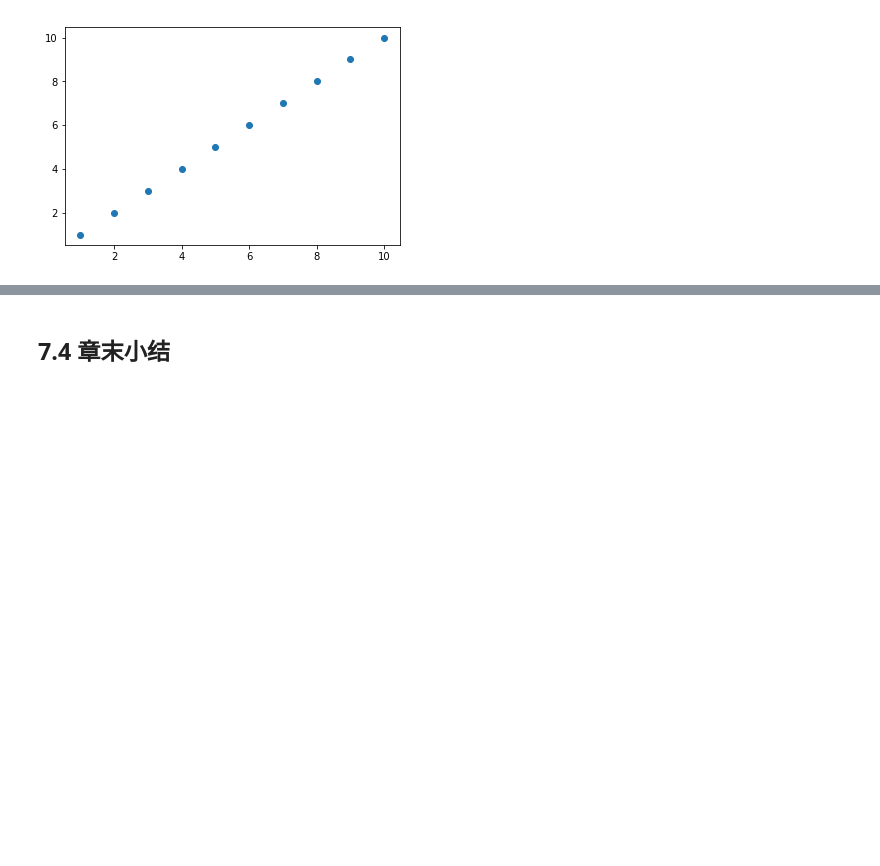
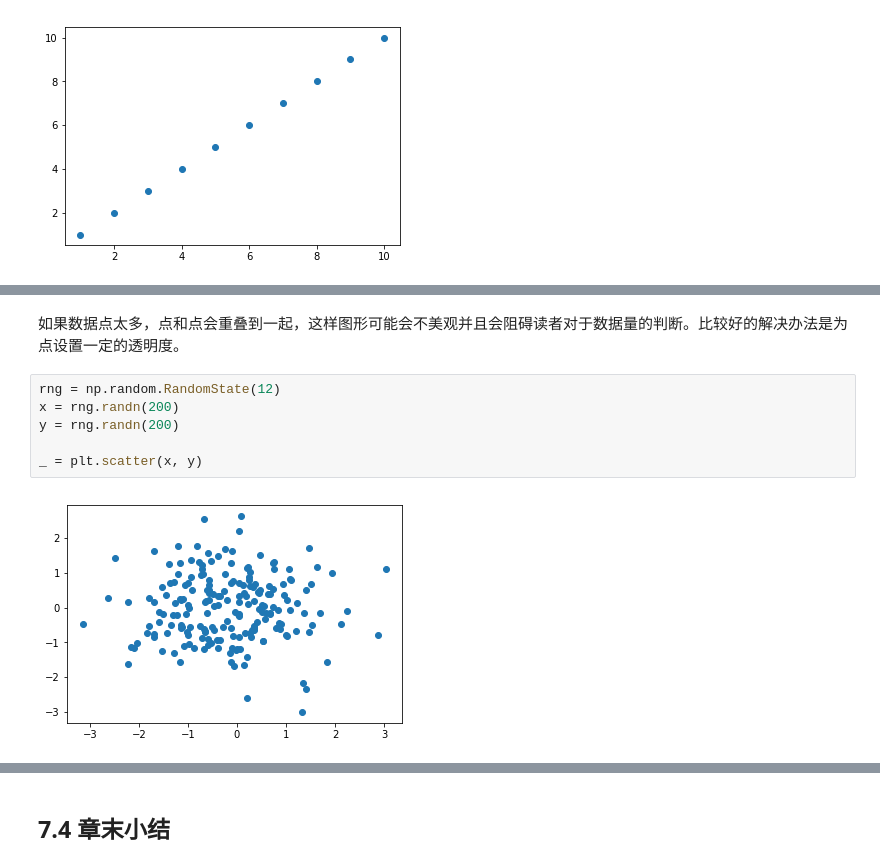
Before and after one commit to ShixiangWang/pybook, a Jupyter notebook: 07-matplotlib.ipynb, the cells around one changed output, grey strips where cells are left out. Drawn from its saved outputs; the diff is of its cells as text; blank space fills up the shorter version.

```diff
--- a/07-matplotlib.ipynb
+++ b/07-matplotlib.ipynb
@@ -545,0 +514,10 @@ ax.set(xlim=(0,10), ylim=(-2,2),
+# %% [markdown]
+如果数据点太多，点和点会重叠到一起，这样图形可能会不美观并且会阻碍读者对于数据量的判断。比较好的解决办法是为点设置一定的透明度。
+# %%
+rng = np.random.RandomState(12)
+x = rng.randn(200)
+y = rng.randn(200)
+
+_ = plt.scatter(x, y)
+# %% [output]
+[figure, added]
```
Also changed, not shown: parts of 78 cells of this notebook, 1 other file.
